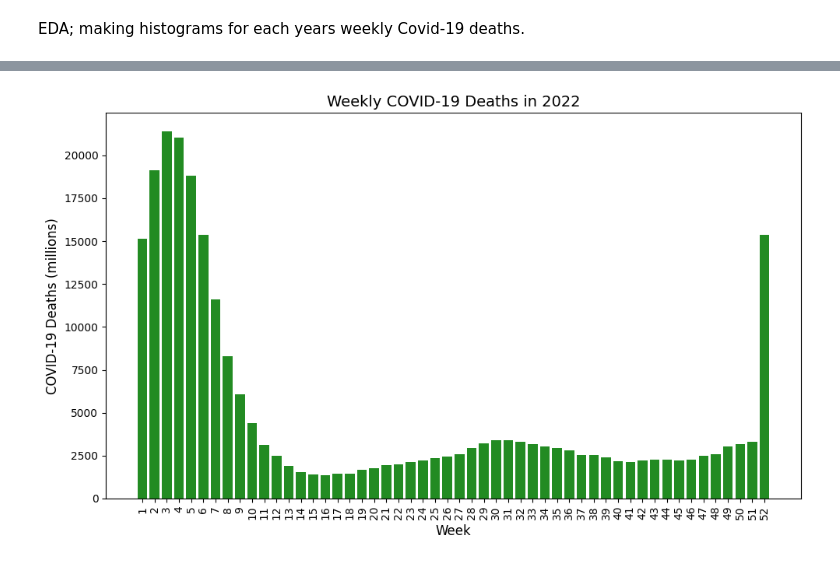
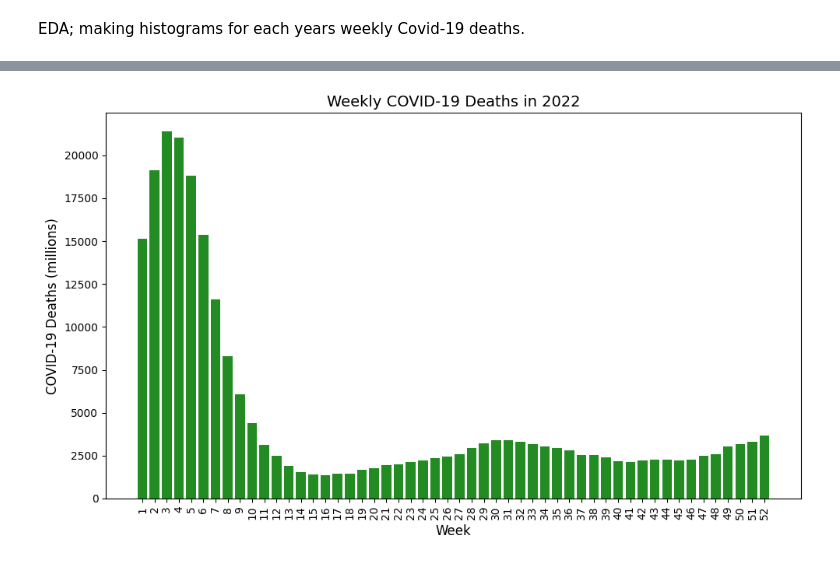
Before and after one commit to carolinehagood/covid-project, a Jupyter notebook: scripts/Cleaning_Covid_Death_Data.ipynb, the cells around one changed output, grey strips where cells are left out. Drawn from its saved outputs; the diff is of its cells as text; code cells hidden in the pictures.

```diff
--- a/scripts/Cleaning_Covid_Death_Data.ipynb
+++ b/scripts/Cleaning_Covid_Death_Data.ipynb
@@ -180,23 +201,21 @@ plt.show()
 # %%
 # Filter the data for the year 2022
-df_2022 = df[(df['Year'] == '2022') | (df['Year'] == ('2021/2022'))]
+df_2022 = df[(df['Year'] == '2022')]
 weekly_deaths = df_2022.groupby('Week')['COVID-19 Deaths'].sum()
 
 # Create a histogram for the weekly COVID-19 deaths
 plt.figure(figsize=(10,6))
 plt.bar(weekly_deaths.index, weekly_deaths.values, color='forestgreen')
-
 # Add titles and labels
 plt.title('Weekly COVID-19 Deaths in 2022', fontsize=14)
 plt.xlabel('Week', fontsize=12)
 plt.ylabel('COVID-19 Deaths (millions)', fontsize=12)
-
 # Display the plot
 plt.xticks(weekly_deaths.index, rotation=90)  # Rotating x-axis labels for better readability
 plt.tight_layout()
 plt.show()
 # %% [output]
-[figure, old version]
+[figure, new version]
 # %%
 #line graph comparing weekly death rates accross three years; 2020, 2021, and 2022
 import pandas as pd
```
Also changed, not shown: parts of 17 cells of this notebook.
